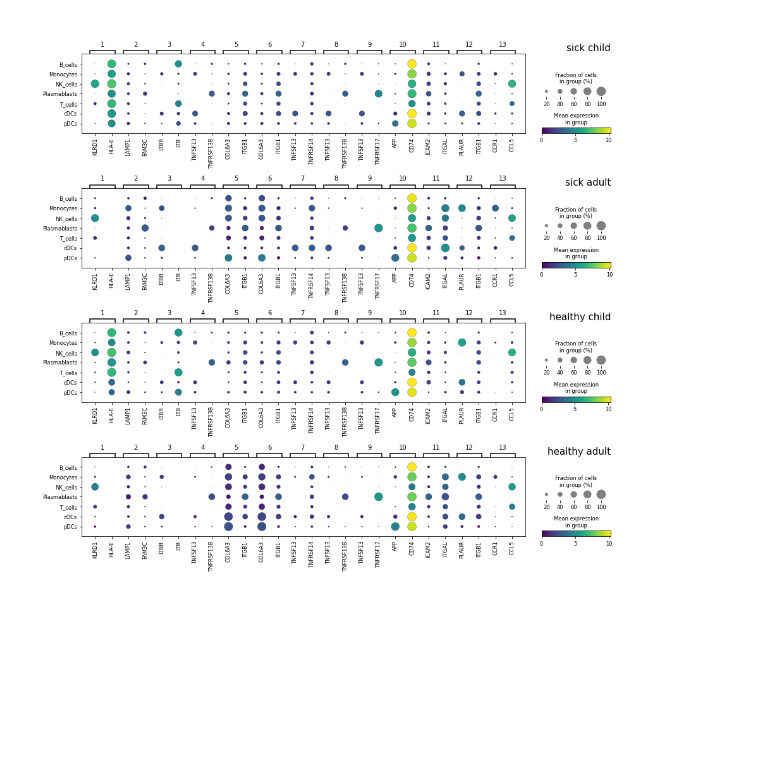
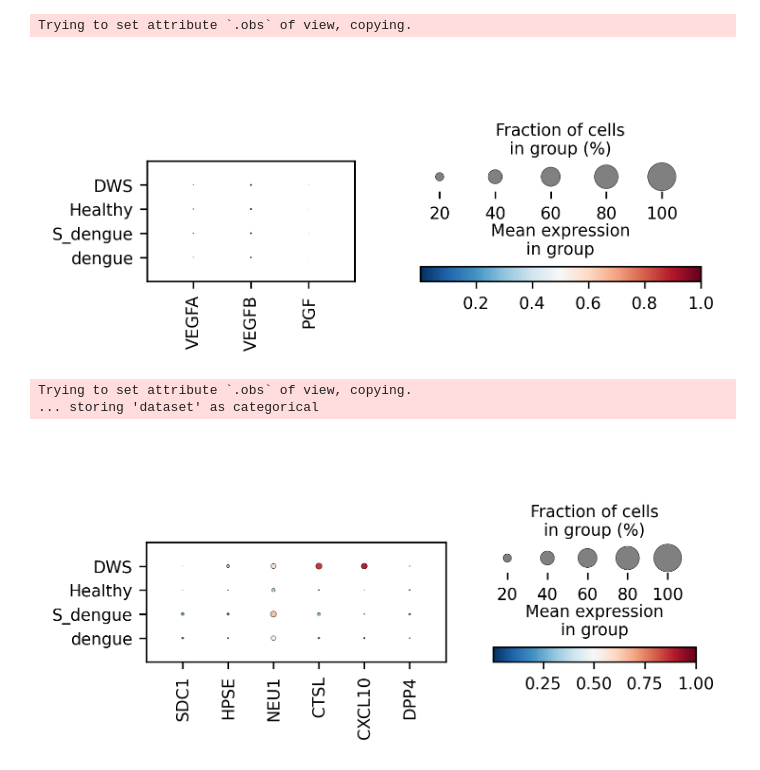
Before and after one commit to echosun77/dengue, a Jupyter notebook: dengue_children/dengue_plots.ipynb, the cells around one changed output. Saved outputs shown, nothing was run; the diff lists cells and outputs as text; code cells hidden in the pictures; blank space fills up the shorter version.

Commit message:
20210323_log2_FC_S_dengue_vs_dengue

```diff
--- a/dengue_children/dengue_plots.ipynb
+++ b/dengue_children/dengue_plots.ipynb
@@ -1,17 +1,20 @@
 # %%
+%config Completer.use_jedi = False
 import numpy as np
 import pandas as pd
 import scanpy as sc
 import matplotlib.pyplot as plt
 import seaborn as sns
-import loompy
 import anndata
 
-adata=sc.read_h5ad('/home/yike/phd/dengue/data/mergedata_20200930_high_quality.h5ad')
+fn_h5ad = '/home/yike/phd/dengue/data/mergedata_20210310.h5ad'
+adata = anndata.read_h5ad(fn_h5ad)
+adata = adata[adata.obs['cell_quality'] == 'high']
+
 adata.obs['dataset'] = adata.obs['platform'].replace({
-            '10X': 'child',
-            'plate': 'adult'
-        })
+    '10X': 'child',
+    'plate': 'adult'
+})
 adata.obs['sick'] = adata.obs['Condition'].replace({
     'S_dengue': 'sick',
     'dengue': 'sick',
@@ -23,6 +26,8 @@ sc.pp.log1p(adata)
 #'Condition'：S_dengue,dengue,Healthy,DWS
 #'cell_subtype'：unknown, naive_B, CD14+CD16-mono, CD4-CD8+t, memory_B, CD16+CD14+mono, CD4+CD8-t, CD14-CD16+mono, CD4+CD8+t
 #'cell_type'：NK_cells, B_cells, T_cells, Monocytes, Plasmablasts, pDCs, cDCs
+# %% [output]
+Trying to set attribute `.obs` of view, copying.
 # %%
 adata_children = adata[adata.obs['dataset'] == 'child']
 adata_adults = adata[adata.obs['dataset'] == 'adult']
@@ -44,34 +49,0 @@ for dataset in datasets:
-# %%
-# cmap: bwr, viridis_r, Blues, RdBu_r, viridis
-# genes from interactions special for sick child
-genes_sick_child = {'1': ['KLRD1', 'HLA-E'],
-                    '2': ['LAMP1', 'FAM3C'],
-                    '3': ['LTBR', 'LTB'],
-                    '4': ['TNFSF13', 'TNFRSF13B'],
-                    '5': ['COL6A3', 'ITGB1'],
-                    '6': ['COL6A3', 'ITGB1'],
-                    '7': ['TNFSF13', 'TNFRSF14'],
-                    '8': ['TNFSF13', 'TNFRSF13B'],
-                    '9': ['TNFSF13', 'TNFRSF17'],
-                    '10': ['APP', 'CD74'],
-                    '11': ['ICAM2', 'ITGAL'],
-                    '12': ['PLAUR', 'ITGB1'],
-                    '13': ['CCR1', 'CCL5'],
-                   }
-
-fig,axs = plt.subplots(4, 1, figsize=(15,15), gridspec_kw={'wspace':0.3}, sharex=True)
-ax=axs[0]
-sc.pl.dotplot(adata_dic[('child', 'sick')], genes_sick_child, groupby='cell_type', ax=ax, show=False, cmap='viridis')
-ax.set_title('sick child', fontsize=15, y=0.7, loc='right')
-ax=axs[1]
-sc.pl.dotplot(adata_dic[('adult', 'sick')], genes_sick_child, groupby='cell_type', ax=ax, show=False, cmap='viridis')
-ax.set_title('sick adult', fontsize=15, y=0.7, loc='right')
-ax=axs[2]
-sc.pl.dotplot(adata_dic[('child', 'Healthy')], genes_sick_child, groupby='cell_type', ax=ax, show=False, cmap='viridis')
-ax.set_title('healthy child', fontsize=15, y=0.7, loc='right')
-ax=axs[3]
-sc.pl.dotplot(adata_dic[('adult', 'Healthy')], genes_sick_child, groupby='cell_type', ax=ax, show=False, cmap='viridis')
-ax.set_title('healthy adult', fontsize=15, y=0.7, loc='right')
-plt.tight_layout()
-# %% [output]
-[figure, removed]
@@ -77,0 +87,12 @@ plt.tight_layout()
+# %%
+fig,ax = plt.subplots(figsize=(5,2), facecolor='white', dpi=300)
+sc.pl.dotplot(adata_children, ['VEGFA', 'VEGFB', 'PGF'], groupby='Condition', cmap='RdBu_r', ax=ax, vmax=0.2, dot_max=1)
+# %% [output]
+[figure, added]
+# %%
+fig,ax = plt.subplots(figsize=(5,2), facecolor='white', dpi=300)
+sc.pl.dotplot(adata_children, ['SDC1', 'HPSE', 'NEU1', 'CTSL', 'CXCL10', 'DPP4'], groupby='Condition', cmap='RdBu_r', ax=ax, vmax=1, dot_max=1)
+# %% [output]
+Trying to set attribute `.obs` of view, copying.
+... storing 'dataset' as categorical
+[figure, added]
```
Also changed, not shown: parts of 19 cells of this notebook, 8 other files.
